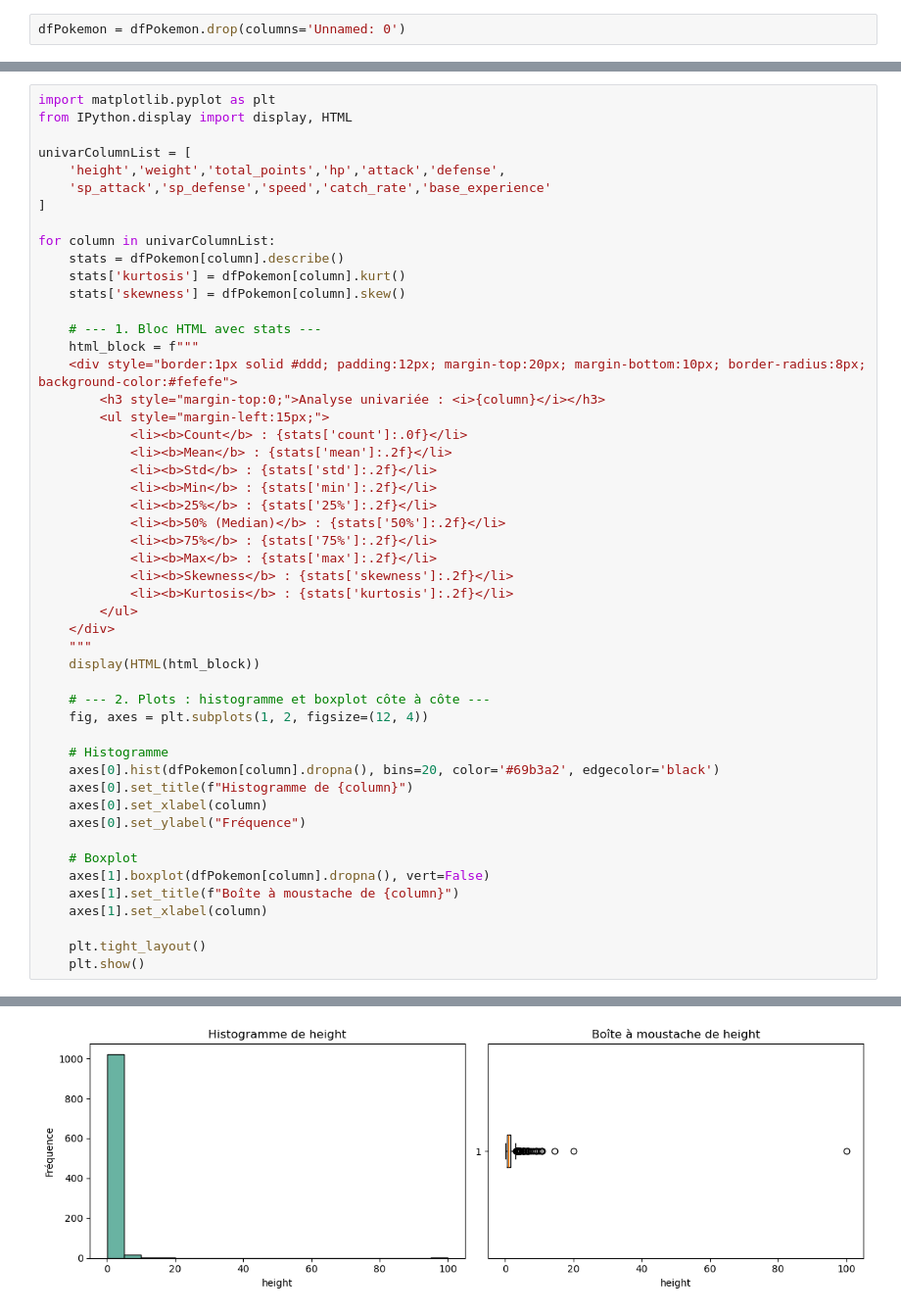
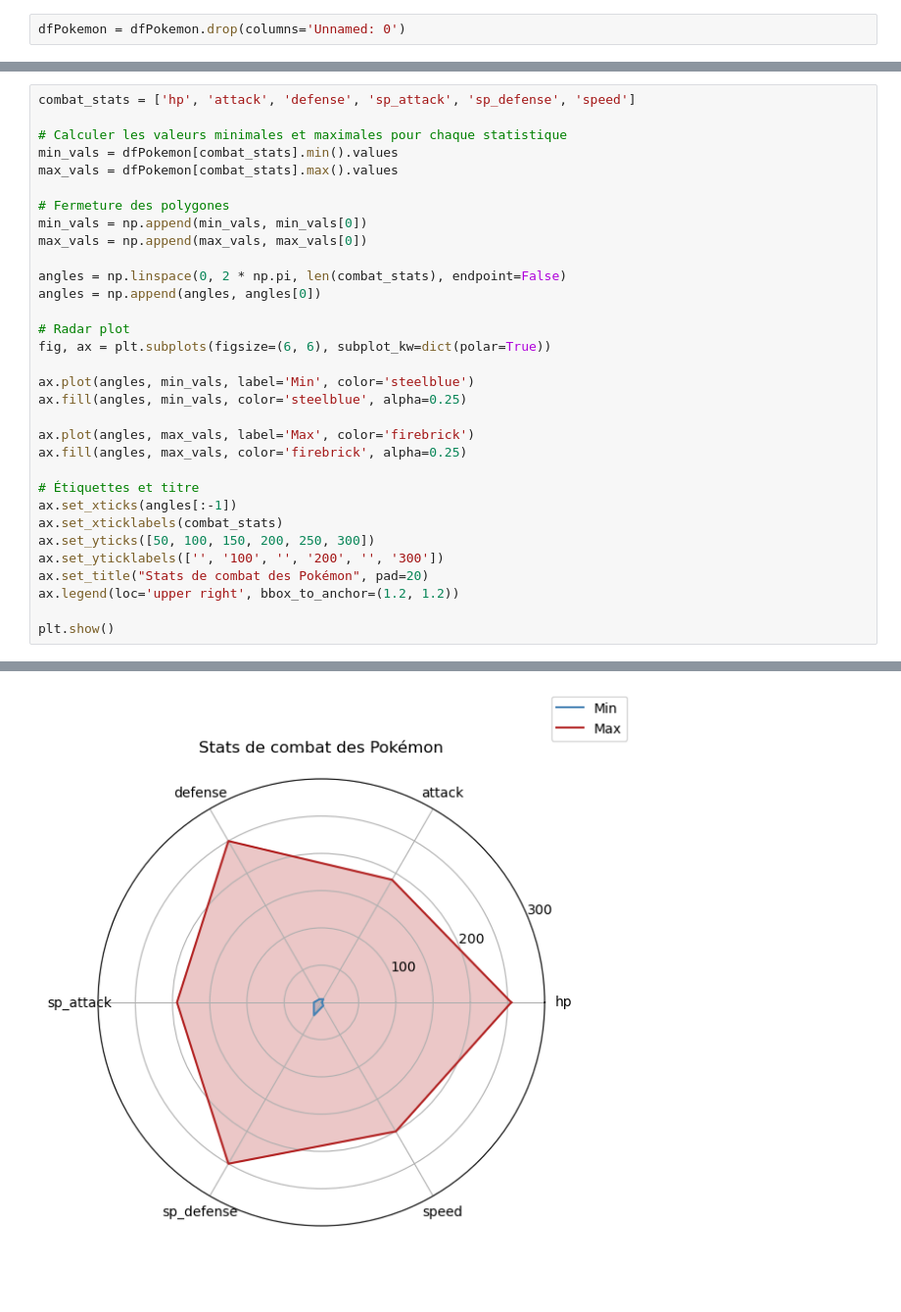
Before and after one commit to Furatus/4EDAP_Pokemon, a Jupyter notebook: Exploratory_analysis.ipynb, the cells around one changed output, grey strips where cells are left out. Shown at 98% size. Cells and saved outputs as stored; diff of their text form; blank space fills up the shorter version.

Commit message:
Continued analysis... introduced a few plots in the document. looking good so far

```diff
--- a/Exploratory_analysis.ipynb
+++ b/Exploratory_analysis.ipynb
@@ -274,51 +230,33 @@ Kurtosis : 0.39
 # %%
-import matplotlib.pyplot as plt
-from IPython.display import display, HTML
+combat_stats = ['hp', 'attack', 'defense', 'sp_attack', 'sp_defense', 'speed']
 
-univarColumnList = [
-    'height','weight','total_points','hp','attack','defense',
-    'sp_attack','sp_defense','speed','catch_rate','base_experience'
-]
+# Calculer les valeurs minimales et maximales pour chaque statistique
+min_vals = dfPokemon[combat_stats].min().values
+max_vals = dfPokemon[combat_stats].max().values
 
-for column in univarColumnList:
-    stats = dfPokemon[column].describe()
-    stats['kurtosis'] = dfPokemon[column].kurt()
-    stats['skewness'] = dfPokemon[column].skew()
+# Fermeture des polygones
+min_vals = np.append(min_vals, min_vals[0])
+max_vals = np.append(max_vals, max_vals[0])
 
-    # --- 1. Bloc HTML avec stats ---
-    html_block = f"""
-    <div style="border:1px solid #ddd; padding:12px; margin-top:20px; margin-bottom:10px; border-radius:8px; background-color:#fefefe">
-        <h3 style="margin-top:0;">Analyse univariée : <i>{column}</i></h3>
-        <ul style="margin-left:15px;">
-            <li><b>Count</b> : {stats['count']:.0f}</li>
-            <li><b>Mean</b> : {stats['mean']:.2f}</li>
-            <li><b>Std</b> : {stats['std']:.2f}</li>
-            <li><b>Min</b> : {stats['min']:.2f}</li>
-            <li><b>25%</b> : {stats['25%']:.2f}</li>
-            <li><b>50% (Median)</b> : {stats['50%']:.2f}</li>
-            <li><b>75%</b> : {stats['75%']:.2f}</li>
-            <li><b>Max</b> : {stats['max']:.2f}</li>
-            <li><b>Skewness</b> : {stats['skewness']:.2f}</li>
-            <li><b>Kurtosis</b> : {stats['kurtosis']:.2f}</li>
-        </ul>
-    </div>
-    """
-    display(HTML(html_block))
+angles = np.linspace(0, 2 * np.pi, len(combat_stats), endpoint=False)
+angles = np.append(angles, angles[0])
 
-    # --- 2. Plots : histogramme et boxplot côte à côte ---
-    fig, axes = plt.subplots(1, 2, figsize=(12, 4))
+# Radar plot
+fig, ax = plt.subplots(figsize=(6, 6), subplot_kw=dict(polar=True))
 
-    # Histogramme
-    axes[0].hist(dfPokemon[column].dropna(), bins=20, color='#69b3a2', edgecolor='black')
-    axes[0].set_title(f"Histogramme de {column}")
-    axes[0].set_xlabel(column)
-    axes[0].set_ylabel("Fréquence")
+ax.plot(angles, min_vals, label='Min', color='steelblue')
+ax.fill(angles, min_vals, color='steelblue', alpha=0.25)
 
-    # Boxplot
-    axes[1].boxplot(dfPokemon[column].dropna(), vert=False)
-    axes[1].set_title(f"Boîte à moustache de {column}")
-    axes[1].set_xlabel(column)
+ax.plot(angles, max_vals, label='Max', color='firebrick')
+ax.fill(angles, max_vals, color='firebrick', alpha=0.25)
 
-    plt.tight_layout()
-    plt.show()
+# Étiquettes et titre
+ax.set_xticks(angles[:-1])
+ax.set_xticklabels(combat_stats)
+ax.set_yticks([50, 100, 150, 200, 250, 300])
+ax.set_yticklabels(['', '100', '', '200', '', '300'])
+ax.set_title("Stats de combat des Pokémon", pad=20)
+ax.legend(loc='upper right', bbox_to_anchor=(1.2, 1.2))
+
+plt.show()
 # %% [output]
@@ -336 +263 @@ Kurtosis : 719.71
-[figure, old version]
+[figure, new version]
```
Also changed, not shown: parts of 9 cells of this notebook.
